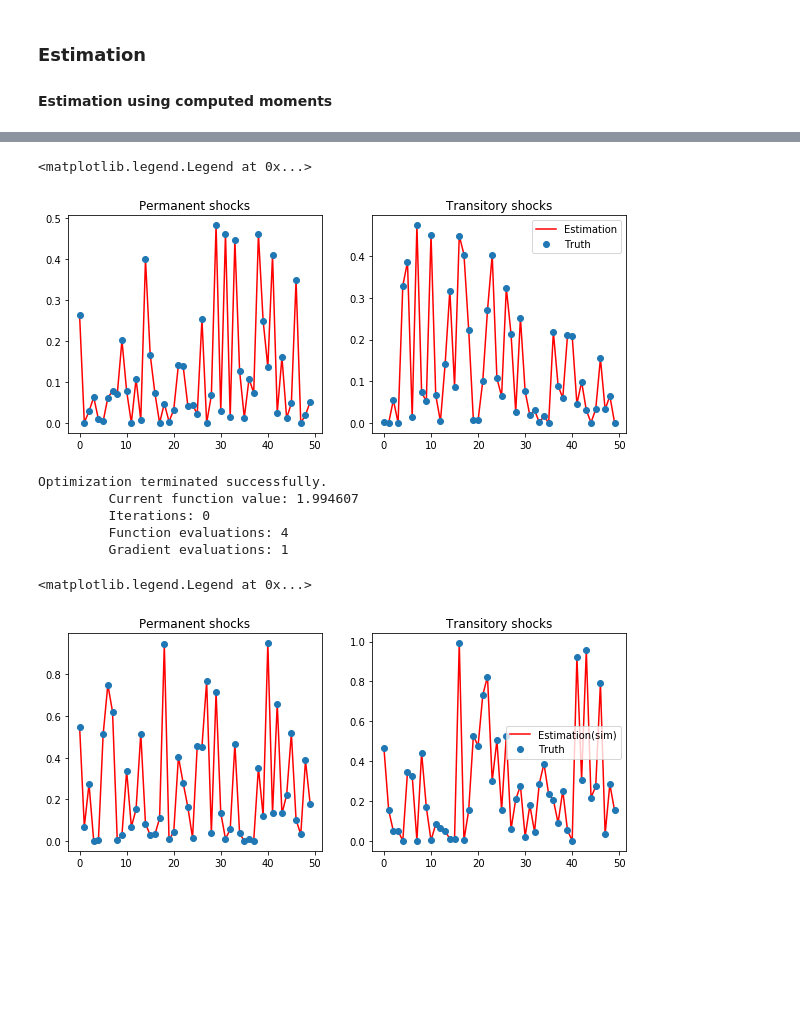
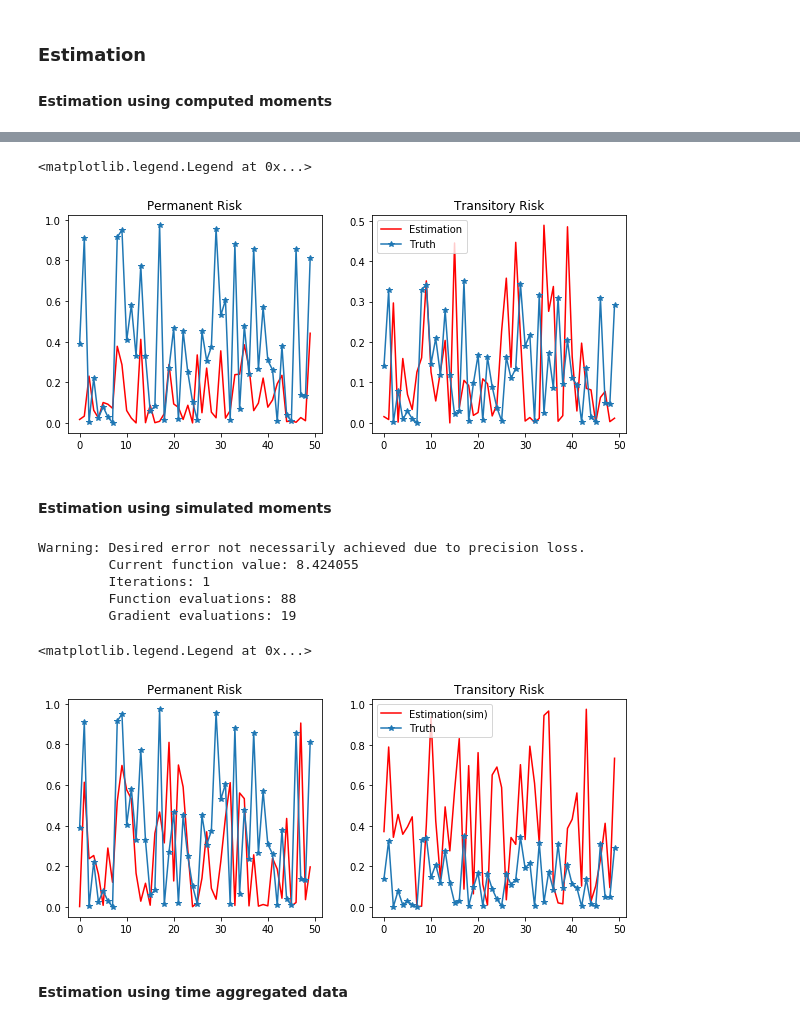
Before and after one commit to iworld1991/IncExpProject, a Jupyter notebook: WorkingFolder/PythonCode/IncomeRisksEst.ipynb, the cells around one changed output, grey strips where cells are left out. Cells and saved outputs as stored; diff of their text form; code cells hidden in the pictures; blank space fills up the shorter version.

Commit message:
also drafted estimation codes using time aggregated data. But all three estimations are not close to the true data.

```diff
--- a/WorkingFolder/PythonCode/IncomeRisksEst.ipynb
+++ b/WorkingFolder/PythonCode/IncomeRisksEst.ipynb
@@ -372,16 +400,16 @@ Optimization terminated successfully.
 fig = plt.figure(figsize=([10,4]))
 
 plt.subplot(1,2,1)
-plt.title('Permanent shocks')
+plt.title('Permanent Risk')
 plt.plot(dt_est.para_est[1][0].T**2,'r-',label='Estimation')
-plt.plot(dt_est.sigmas[0]**2,'o',label='Truth')
+plt.plot(dt_fake.sigmas[0]**2,'-*',label='Truth')
 
 
 plt.subplot(1,2,2)
-plt.title('Transitory shocks')
+plt.title('Transitory Risk')
 plt.plot(dt_est.para_est[1][1].T**2,'r-',label='Estimation')
-plt.plot(dt_est.sigmas[1]**2,'o',label='Truth')
+plt.plot(dt_fake.sigmas[1]**2,'-*',label='Truth')
 plt.legend(loc=0)
 # %% [output]
 <matplotlib.legend.Legend at 0x...>
-[figure, old version]
+[figure, new version]
@@ -390,27 +416,31 @@ plt.legend(loc=0)
+# %% [markdown]
+#### Estimation using simulated moments
 # %%
-para_est_sim = dt_est.EstimateParabySim(method='CG')
+para_est_sim = dt_est.EstimateParabySim()
 # %% [output]
-Optimization terminated successfully.
-         Current function value: 1.994607
-         Iterations: 0
-         Function evaluations: 4
-         Gradient evaluations: 1
+Warning: Desired error not necessarily achieved due to precision loss.
+         Current function value: 8.424055
+         Iterations: 1
+         Function evaluations: 88
+         Gradient evaluations: 19
 # %%
 ## check the estimation and true parameters
 
 fig = plt.figure(figsize=([10,4]))
 
 plt.subplot(1,2,1)
-plt.title('Permanent shocks')
+plt.title('Permanent Risk')
 plt.plot(dt_est.para_est_sim[1][0].T**2,'r-',label='Estimation(sim)')
-plt.plot(dt_est.sigmas[0]**2,'o',label='Truth')
+plt.plot(dt_fake.sigmas[0]**2,'-*',label='Truth')
 
 
 plt.subplot(1,2,2)
-plt.title('Transitory shocks')
+plt.title('Transitory Risk')
 plt.plot(dt_est.para_est_sim[1][1].T**2,'r-',label='Estimation(sim)')
-plt.plot(dt_est.sigmas[1]**2,'o',label='Truth')
+plt.plot(dt_fake.sigmas[1]**2,'-*',label='Truth')
 plt.legend(loc=0)
 # %% [output]
 <matplotlib.legend.Legend at 0x...>
-[figure, old version]
+[figure, new version]
+# %% [markdown]
+#### Estimation using time aggregated data
```
Also changed, not shown: parts of 11 cells of this notebook.
